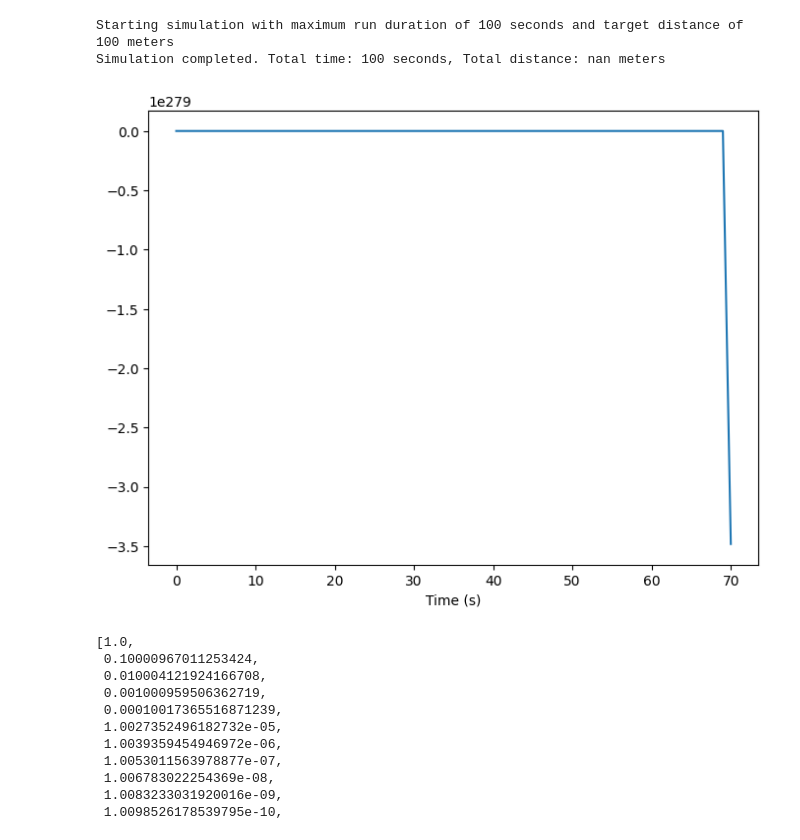
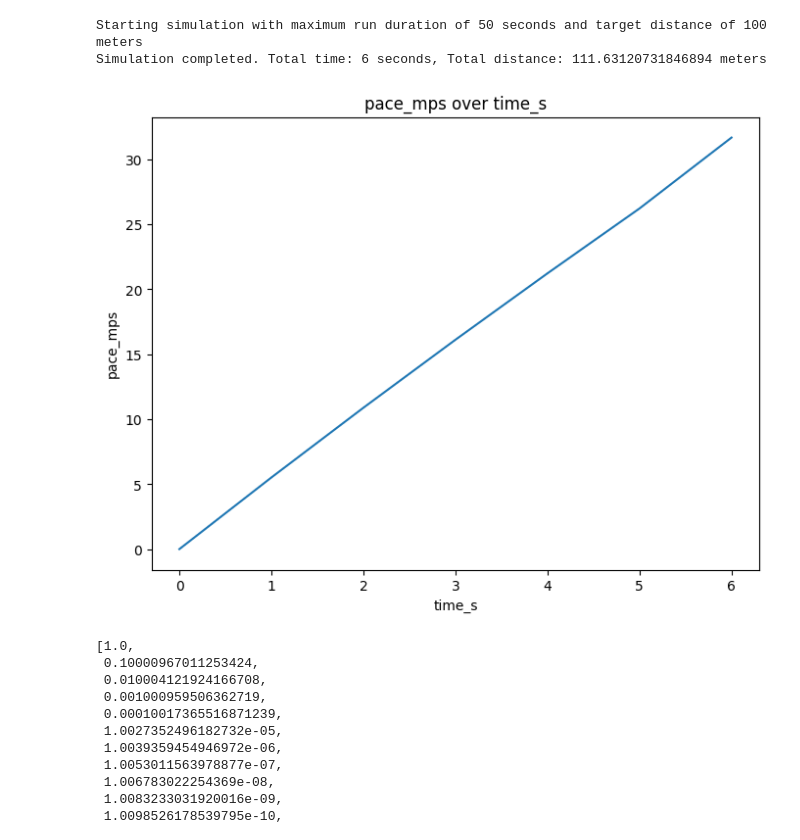
Before and after one commit to rei289/Marathon-Simulation, a Jupyter notebook: ControlTest.ipynb, the cells around one changed output. Saved outputs shown, nothing was run; the diff lists cells and outputs as text; code cells hidden in the pictures.

Commit message:
added plot for visualization of simulation

```diff
--- a/ControlTest.ipynb
+++ b/ControlTest.ipynb
@@ -23,7 +23,7 @@ resting_heartrate = 1
 # for now we keep all of external factors constant
 initial_altitude = 100
 initial_grade_percent = 0
-initial_headwind = 0
+initial_headwind = 1
 initial_crosswind = 0
 initial_temp = 1.0
 initial_humidity = 2.0
@@ -61,7 +61,7 @@ data["grade_percent"].append(initial_grade_percent)
 data["cumulative_elevation_gain_m"].append(0.0)
 
 # specify how long we run and until what distance
-run_duration = 100  # in seconds
+run_duration = 50  # in seconds
 target_distance = 100  # in meters
 
 print(f"Starting simulation with maximum run duration of {run_duration} seconds and target distance of {target_distance} meters")
@@ -75,7 +75,7 @@ coefficients_matrix = np.hstack((coefficients_matrix, bias))
 # print(list(velocity_data['features'].values()))
 # print(coefficients_matrix)
 
-while data['time_s'][-1] < run_duration or data['distance_m'][-1] < target_distance:
+while ((data['time_s'][-1] < run_duration) and (data['distance_m'][-1] < target_distance)):
     # put these into a vector first
     if data['time_s'][-1] < 5:
         heartrate_lag_5 = data['heartrate_bps'][0]
@@ -149,19 +149,22 @@ while data['time_s'][-1] < run_duration or data['distance_m'][-1] < target_dista
 
 print(f"Simulation completed. Total time: {data['time_s'][-1]} seconds, Total distance: {data['distance_m'][-1]} meters")
 # %% [output]
-Starting simulation with maximum run duration of 100 seconds and target distance of 100 meters
-Simulation completed. Total time: 100 seconds, Total distance: nan meters
+Starting simulation with maximum run duration of 50 seconds and target distance of 100 meters
+Simulation completed. Total time: 6 seconds, Total distance: 111.63120731846894 meters
 # %%
 import matplotlib.pyplot as plt
 # Plot pace over time
+# x_label = 'distance_m'
+x_label = 'time_s'
+y_label = 'pace_mps'
 plt.figure(figsize=(8, 6))
-plt.plot(data['time_s'], data['heartrate_bps'])
-# plt.title('Pace over Time')
-plt.xlabel('Time (s)')
-# plt.ylabel('Pace (m/s)')
+plt.plot(data[x_label], data[y_label])
+plt.title(f'{y_label} over {x_label}')
+plt.xlabel(f'{x_label}')
+plt.ylabel(f'{y_label}')
 plt.show()
 # %% [output]
-[figure, old version]
+[figure, new version]
 # %%
 import pprint
 pprint.pprint(data["pace_efficiency"])
```
